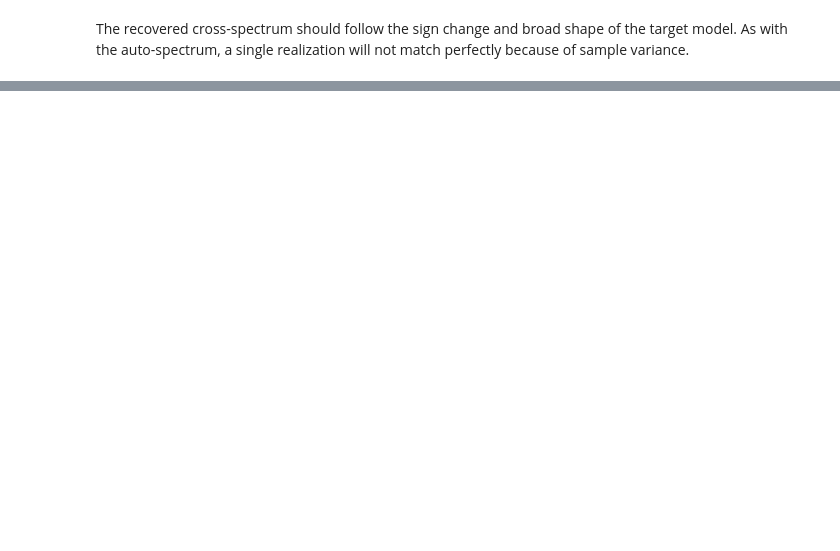
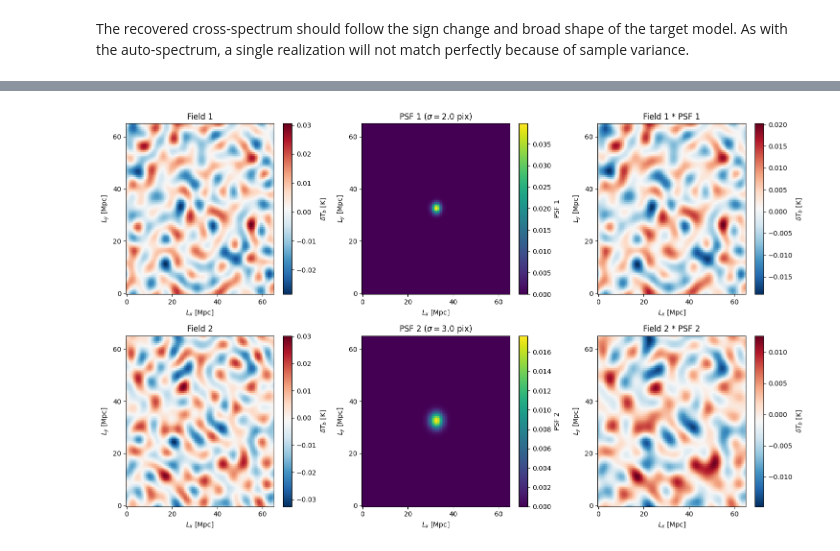
Before and after one commit to McGill-Cosmic-Dawn-Group/LIMstat, a Jupyter notebook: tutorials/tutorial_cosmo_signal.ipynb, the cells around one changed output, grey strips where cells are left out. Cells and saved outputs as stored; diff of their text form; code cells hidden in the pictures; blank space fills up the shorter version.

```diff
--- a/tutorials/tutorial_cosmo_signal.ipynb
+++ b/tutorials/tutorial_cosmo_signal.ipynb
@@ -329,0 +422,60 @@ The recovered cross-spectrum should follow the sign change and broad shape of th
+# %%
+# Build two 2D Gaussian PSFs with the same shape as the simulated cubes.
+sigma_pix_1 = 2.0
+sigma_pix_2 = 3.0
+ny, nx, nfreqs = box1.shape
+yy, xx = np.indices((ny, nx))
+xx = xx - nx // 2
+yy = yy - ny // 2
+
+psf1_2d = np.exp(-(xx**2 + yy**2) / (2.0 * sigma_pix_1**2))
+psf1_2d /= psf1_2d.sum()
+psf2_2d = np.exp(-(xx**2 + yy**2) / (2.0 * sigma_pix_2**2))
+psf2_2d /= psf2_2d.sum()
+
+psf1 = np.repeat(psf1_2d[:, :, None], nfreqs, axis=2)
+psf2 = np.repeat(psf2_2d[:, :, None], nfreqs, axis=2)
+assert psf1.shape == box1.shape
+assert psf2.shape == box2.shape
+
+# Convolve each field with its own PSF.
+psf1_fft = np.fft.fft2(np.fft.ifftshift(psf1_2d))
+psf2_fft = np.fft.fft2(np.fft.ifftshift(psf2_2d))
+box1_psf = np.fft.ifft2(
+    np.fft.fft2(box1, axes=(0, 1)) * psf1_fft[:, :, None],
+    axes=(0, 1),
+).real
+box2_psf = np.fft.ifft2(
+    np.fft.fft2(box2, axes=(0, 1)) * psf2_fft[:, :, None],
+    axes=(0, 1),
+).real
+
+# Plot each PSF and the corresponding filtered map.
+fig, axes = plt.subplots(2, 3, figsize=(15, 9))
+plotting.plot_map(
+    box1, cu.Lx, ifreq=ifreq, label=r'$\delta T_b$ [K]',
+    title='Field 1', cosmo_space=True, ax=axes[0, 0],
+)
+plotting.plot_map(
+    psf1, cu.Lx, ifreq=ifreq, label='PSF 1', cmap='viridis',
+    title=fr'PSF 1 ($\sigma={sigma_pix_1}$ pix)', cosmo_space=True, ax=axes[0, 1],
+)
+plotting.plot_map(
+    box1_psf, cu.Lx, ifreq=ifreq, label=r'$\delta T_b$ [K]',
+    title='Field 1 * PSF 1', cosmo_space=True, ax=axes[0, 2],
+)
+plotting.plot_map(
+    box2, cu.Lx, ifreq=ifreq, label=r'$\delta T_b$ [K]',
+    title='Field 2', cosmo_space=True, ax=axes[1, 0],
+)
+plotting.plot_map(
+    psf2, cu.Lx, ifreq=ifreq, label='PSF 2', cmap='viridis',
+    title=fr'PSF 2 ($\sigma={sigma_pix_2}$ pix)', cosmo_space=True, ax=axes[1, 1],
+)
+plotting.plot_map(
+    box2_psf, cu.Lx, ifreq=ifreq, label=r'$\delta T_b$ [K]',
+    title='Field 2 * PSF 2', cosmo_space=True, ax=axes[1, 2],
+)
+fig.tight_layout()
+# %% [output]
+[figure, added]
```
Also changed, not shown: parts of 12 cells of this notebook, 1 other file.
